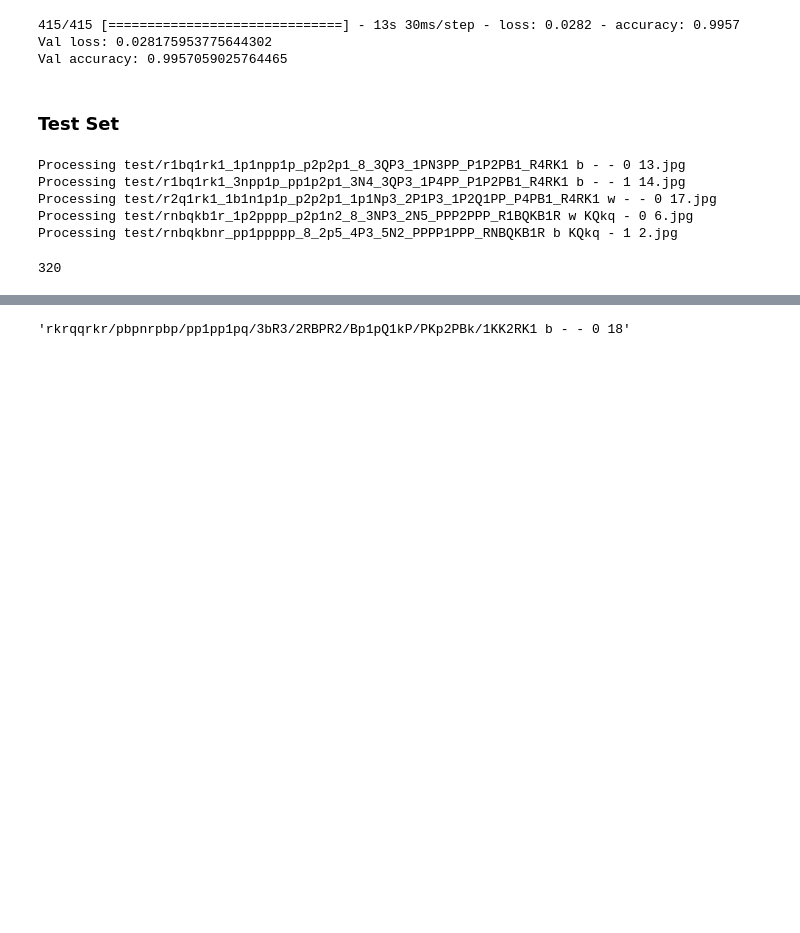
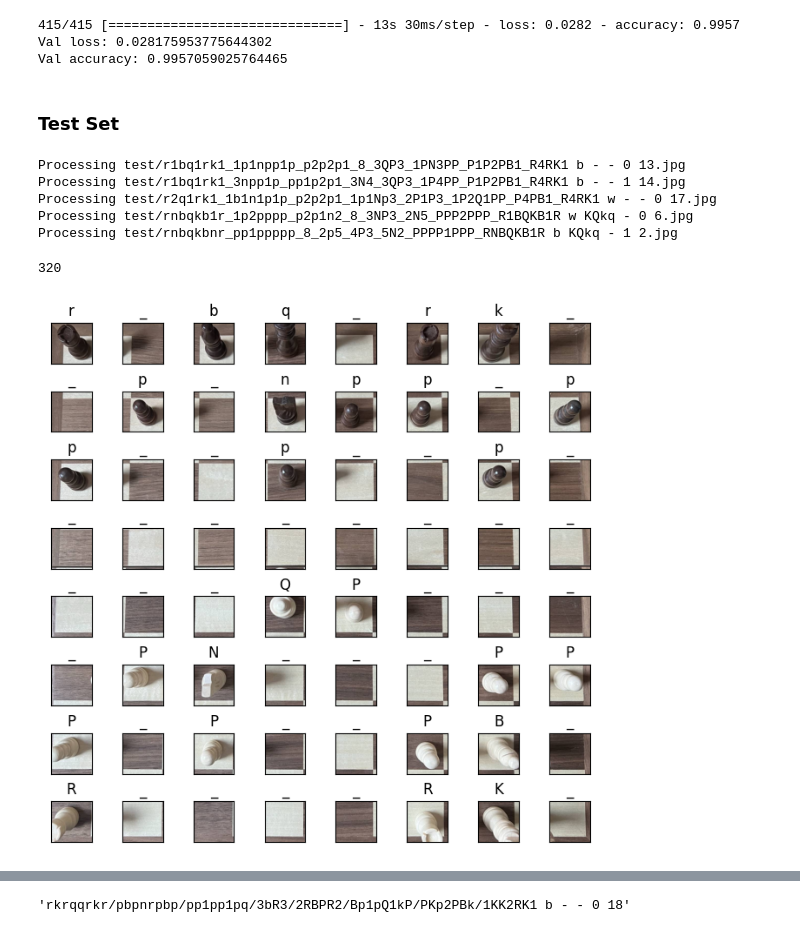
Before and after one commit to billywba/deepconvchess-cnn, a Jupyter notebook: src/main.ipynb, the cells around one changed output, grey strips where cells are left out. Saved outputs shown, nothing was run; the diff lists cells and outputs as text; code cells hidden in the pictures; blank space fills up the shorter version.

```diff
--- a/src/main.ipynb
+++ b/src/main.ipynb
@@ -133,3 +71,0 @@ len(X)
-# %%
-X = np.array(X)
-y = np.array(y)
@@ -707,6 +680,18 @@ y_test = np.array(y_test)
 len(X_test)
 # %% [output]
 320
+# %%
+fig = plt.figure(figsize=(8, 8))
+fig.subplots_adjust(wspace=0.75)
+
+for i in range(0, 64):
+    fig.add_subplot(8, 8, i + 1)
+    plt.imshow(X_test[i])
+    plt.title(y_test[i])
+    plt.gca().set_xticks([])
+    plt.gca().set_yticks([])
+# %% [output]
+[figure, added]
 # %%
 y_test = label_encoder.transform(y_test)
 # %%
```
Also changed, not shown: parts of 21 cells of this notebook.
